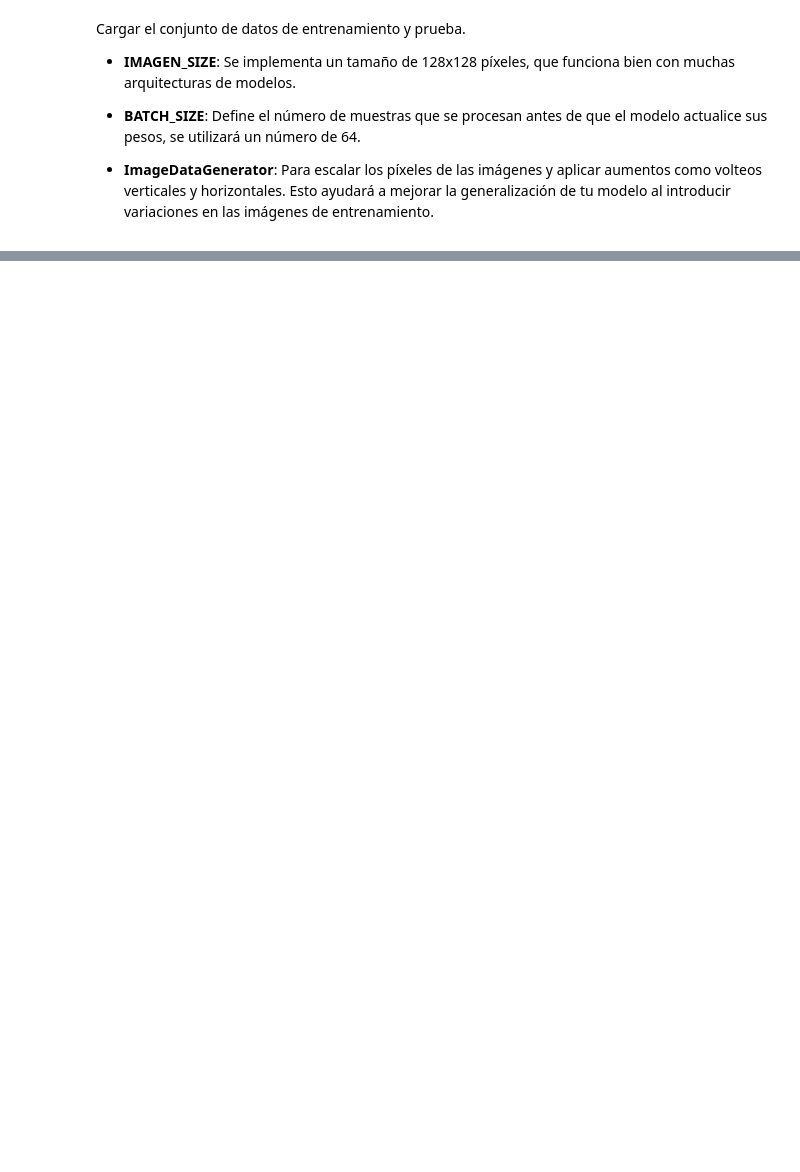
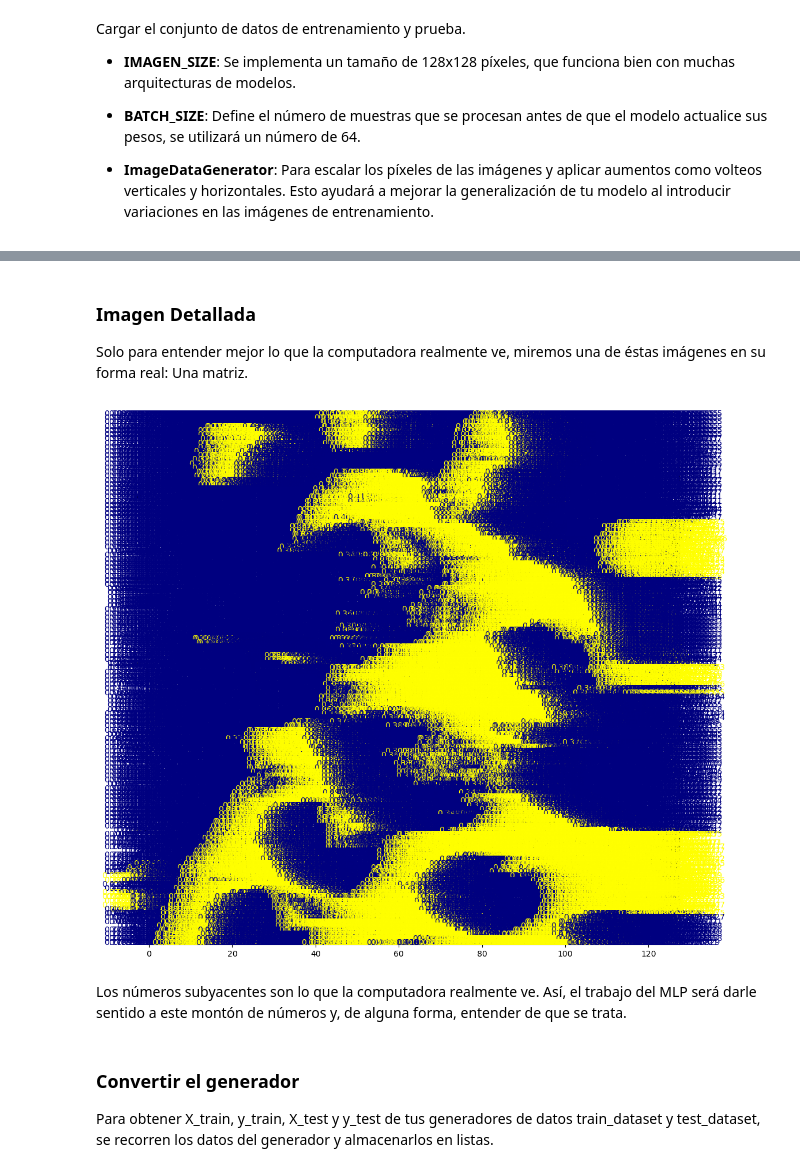
Before and after one commit to ctobar96/Redes-Convolucionales, a Jupyter notebook: 001-CNN_MLP.ipynb, the cells around one changed output, grey strips where cells are left out. Cells and saved outputs as stored; diff of their text form; code cells hidden in the pictures; blank space fills up the shorter version.

```diff
--- a/001-CNN_MLP.ipynb
+++ b/001-CNN_MLP.ipynb
@@ -122,0 +146,33 @@ test_dataset = data_generator.flow_from_directory(
+# %% [markdown]
+### **Imagen Detallada**
+Solo para entender mejor lo que la computadora realmente ve, miremos una de éstas imágenes en su forma real: Una matriz.
+# %%
+def visualize_input(image, ax):
+    ax.imshow(image, cmap='gray')
+    width, height = image.shape
+    threshold = image.max() / 2.5 # cálculo del umbral, util para segmetar o resaltar partes específicas de una img.
+
+    # REcorre cada píxel de la imagen y anota el valor del píxel en el gráfico
+    for x in range(width):
+        for y in range(height):
+            pixel_value = image[x][y] #Obtiene el valor del píxel en la posición
+            ax.annotate(f'{round(pixel_value, 2)}',  #Agrega una anotación en el gráfico
+                        xy=(y, x), #Ubicación
+                        horizontalalignment='center', #Centra el texto
+                        verticalalignment='center',
+                        color='yellow' if pixel_value < threshold else 'navy') # Cambiar el color de la anotación a amarillo si el valor del píxel es menor que el umbral
+                                                                                # Azul marino si es mayor
+
+SAMPLE_INDEX = 1 # Selección de la segunda imagen
+sample_images, _ = next(train_dataset)
+image_to_visualize = np.mean(sample_images[SAMPLE_INDEX], axis=-1) if sample_images.shape[-1] == 3 else sample_images[SAMPLE_INDEX]
+figure = plt.figure(figsize=(12,12))
+ax = figure.add_subplot(111) # 111: 1 fila, 1 columna, y este es el primer subplot
+visualize_input(image_to_visualize, ax)
+# %% [output]
+[figure, added]
+# %% [markdown]
+Los números subyacentes son lo que la computadora realmente ve. Así, el trabajo del MLP será darle sentido a este montón de números y, de alguna forma, entender de que se trata.
+# %% [markdown]
+### **Convertir el generador**
+Para obtener X_train, y_train, X_test y y_test de tus generadores de datos train_dataset y test_dataset, se recorren los datos del generador y almacenarlos en listas.
```
Also changed, not shown: parts of 41 cells of this notebook.
